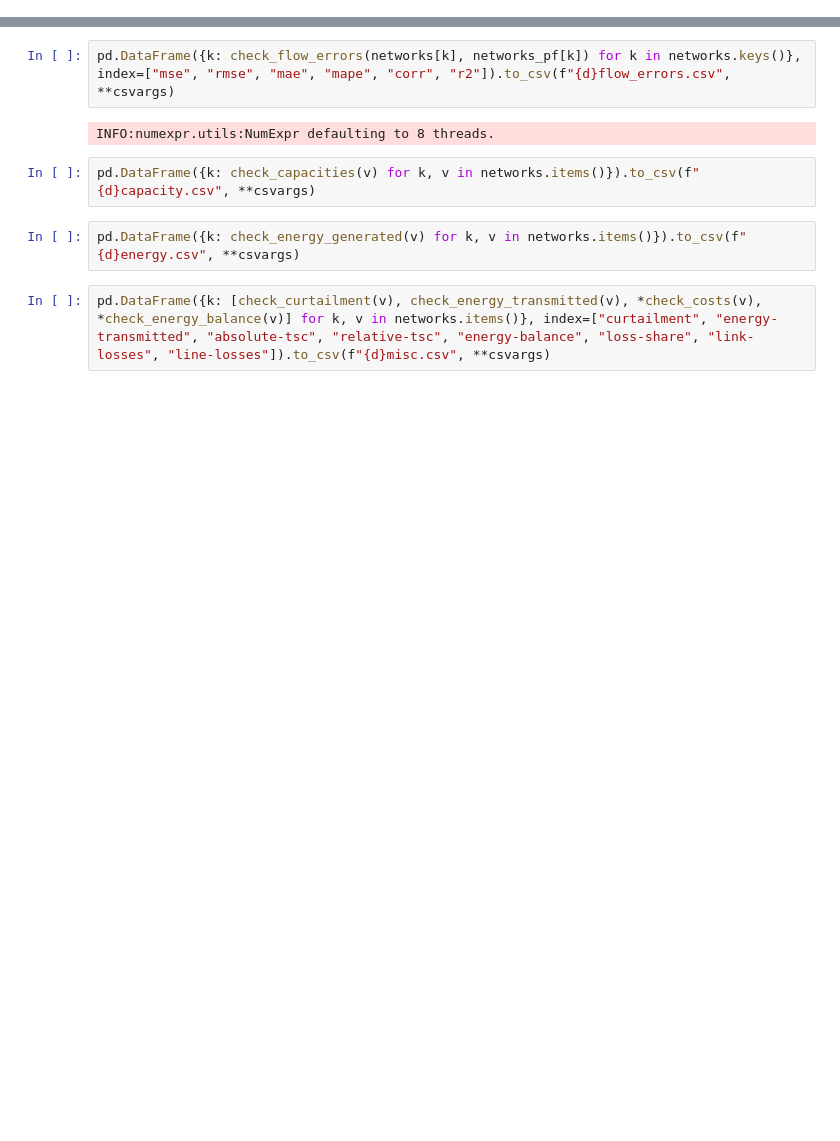
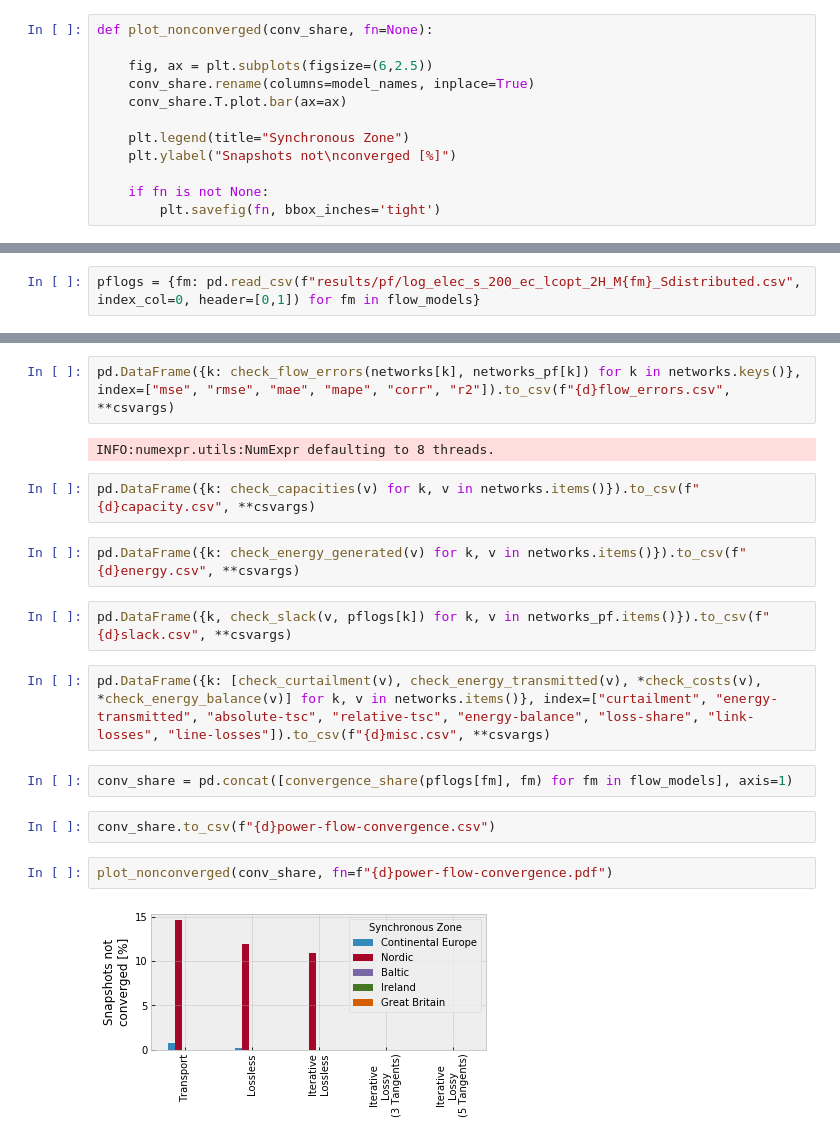
Before and after one commit to fneum/power-flow-models, a Jupyter notebook: plotting.ipynb, the cells around one changed output, grey strips where cells are left out. Saved outputs shown, nothing was run; the diff lists cells and outputs as text; blank space fills up the shorter version.

```diff
--- a/plotting.ipynb
+++ b/plotting.ipynb
@@ -526,0 +591,12 @@ def plot_performance(logs, attr, model_names=None, fn=None):
+# %%
+def plot_nonconverged(conv_share, fn=None):
+
+    fig, ax = plt.subplots(figsize=(6,2.5))
+    conv_share.rename(columns=model_names, inplace=True)
+    conv_share.T.plot.bar(ax=ax)
+
+    plt.legend(title="Synchronous Zone")
+    plt.ylabel("Snapshots not\nconverged [%]")
+
+    if fn is not None:
+        plt.savefig(fn, bbox_inches='tight')
@@ -533 +613,3 @@ logs = {fm: load_memory(f"logs/elec_s_150_lcopt_2H_M{fm}_memory.log") for fm in
+# %%
+pflogs = {fm: pd.read_csv(f"results/pf/log_elec_s_200_ec_lcopt_2H_M{fm}_Sdistributed.csv", index_col=0, header=[0,1]) for fm in flow_models}
 # %%
@@ -600,8 +690,18 @@ INFO:numexpr.utils:NumExpr defaulting to 8 threads.
 pd.DataFrame({k: check_capacities(v) for k, v in networks.items()}).to_csv(f"{d}capacity.csv", **csvargs)
 # %%
 pd.DataFrame({k: check_energy_generated(v) for k, v in networks.items()}).to_csv(f"{d}energy.csv", **csvargs)
+# %%
+pd.DataFrame({k, check_slack(v, pflogs[k]) for k, v in networks_pf.items()}).to_csv(f"{d}slack.csv", **csvargs)
 # %%
 pd.DataFrame({k: [check_curtailment(v), check_energy_transmitted(v), *check_costs(v), *check_energy_balance(v)] for k, v in networks.items()}, index=["curtailment", "energy-transmitted", "absolute-tsc", "relative-tsc", "energy-balance", "loss-share", "link-losses", "line-losses"]).to_csv(f"{d}misc.csv", **csvargs)
+# %%
+conv_share = pd.concat([convergence_share(pflogs[fm], fm) for fm in flow_models], axis=1)
+# %%
+conv_share.to_csv(f"{d}power-flow-convergence.csv")
+# %%
+plot_nonconverged(conv_share, fn=f"{d}power-flow-convergence.pdf")
+# %% [output]
+[figure, added]
 # %%
 plot_cost_bar(networks, model_names, fn=f"{d}cost-bar.pdf")
 # %% [output]
```
Also changed, not shown: parts of 25 cells of this notebook.
